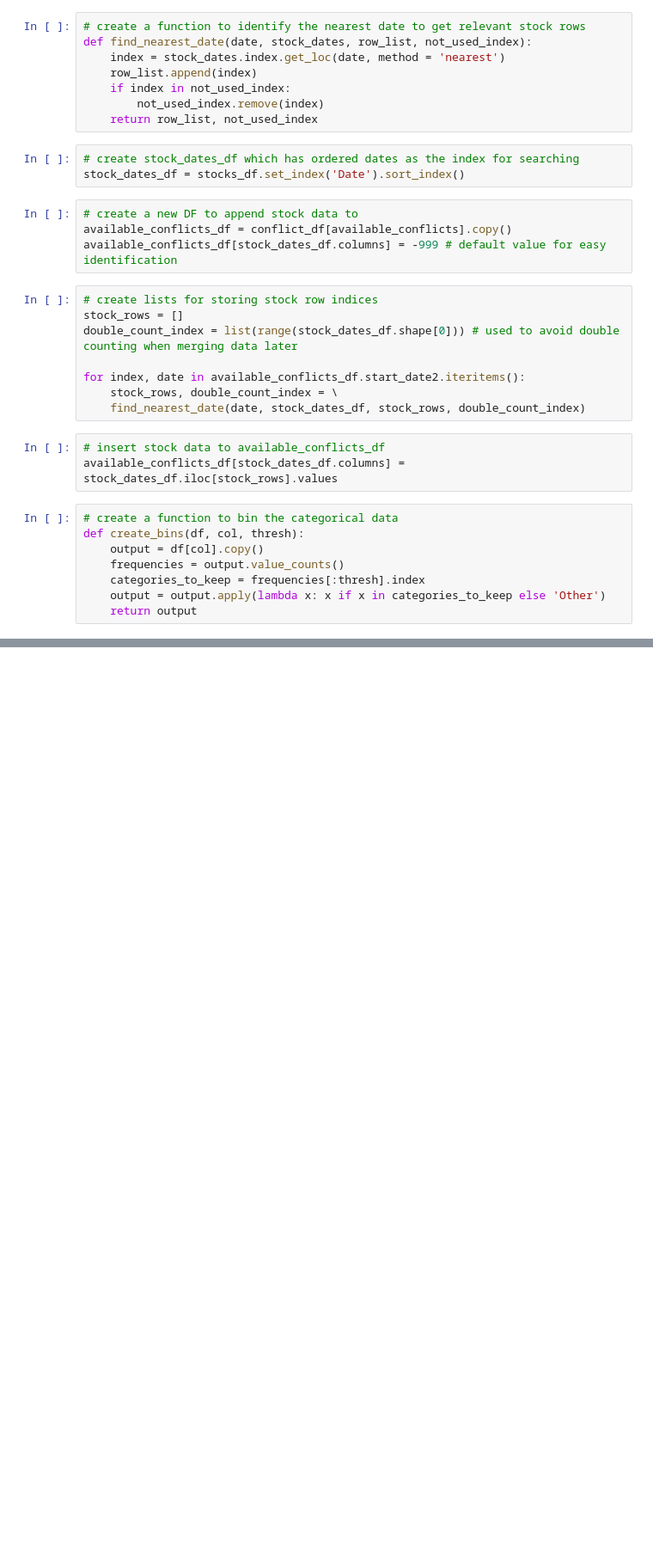
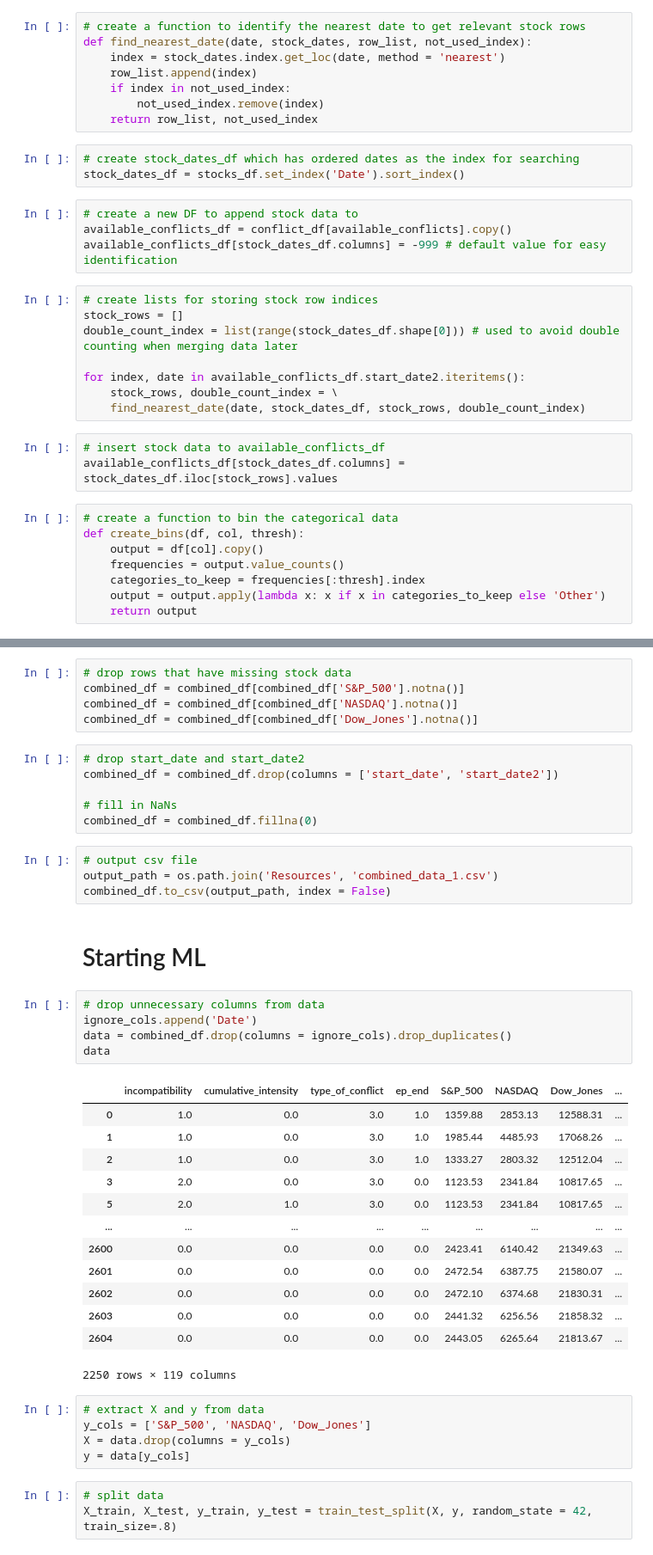
Before and after one commit to THeath15/Team1--Project, a Jupyter notebook: ml_dev.ipynb, the cells around one changed output, grey strips where cells are left out. Shown at 86% size. Cells and saved outputs as stored; diff of their text form; blank space fills up the shorter version.

```diff
--- a/ml_dev.ipynb
+++ b/ml_dev.ipynb
@@ -162,0 +137,44 @@ combined_df
+# %%
+# drop rows that have missing stock data
+combined_df = combined_df[combined_df['S&P_500'].notna()]
+combined_df = combined_df[combined_df['NASDAQ'].notna()]
+combined_df = combined_df[combined_df['Dow_Jones'].notna()]
+# %%
+# drop start_date and start_date2
+combined_df = combined_df.drop(columns = ['start_date', 'start_date2'])
+
+# fill in NaNs
+combined_df = combined_df.fillna(0)
+# %%
+# output csv file
+output_path = os.path.join('Resources', 'combined_data_1.csv')
+combined_df.to_csv(output_path, index = False)
+# %% [markdown]
+# Starting ML
+# %%
+# drop unnecessary columns from data
+ignore_cols.append('Date')
+data = combined_df.drop(columns = ignore_cols).drop_duplicates()
+data
+# %% [output]
+|  | incompatibility | cumulative_intensity | type_of_conflict | ep_end | S&P_500 | NASDAQ | Dow_Jones | ... |
+| 0 | 1.0 | 0.0 | 3.0 | 1.0 | 1359.88 | 2853.13 | 12588.31 | ... |
+| 1 | 1.0 | 0.0 | 3.0 | 1.0 | 1985.44 | 4485.93 | 17068.26 | ... |
+| 2 | 1.0 | 0.0 | 3.0 | 1.0 | 1333.27 | 2803.32 | 12512.04 | ... |
+| 3 | 2.0 | 0.0 | 3.0 | 0.0 | 1123.53 | 2341.84 | 10817.65 | ... |
+| 5 | 2.0 | 1.0 | 3.0 | 0.0 | 1123.53 | 2341.84 | 10817.65 | ... |
+| ... | ... | ... | ... | ... | ... | ... | ... | ... |
+| 2600 | 0.0 | 0.0 | 0.0 | 0.0 | 2423.41 | 6140.42 | 21349.63 | ... |
+| 2601 | 0.0 | 0.0 | 0.0 | 0.0 | 2472.54 | 6387.75 | 21580.07 | ... |
+| 2602 | 0.0 | 0.0 | 0.0 | 0.0 | 2472.10 | 6374.68 | 21830.31 | ... |
+| 2603 | 0.0 | 0.0 | 0.0 | 0.0 | 2441.32 | 6256.56 | 21858.32 | ... |
+| 2604 | 0.0 | 0.0 | 0.0 | 0.0 | 2443.05 | 6265.64 | 21813.67 | ... |
+2250 rows × 119 columns
+# %%
+# extract X and y from data
+y_cols = ['S&P_500', 'NASDAQ', 'Dow_Jones']
+X = data.drop(columns = y_cols)
+y = data[y_cols]
+# %%
+# split data
+X_train, X_test, y_train, y_test = train_test_split(X, y, random_state = 42, train_size=.8)
```
Also changed, not shown: parts of 20 cells of this notebook.
